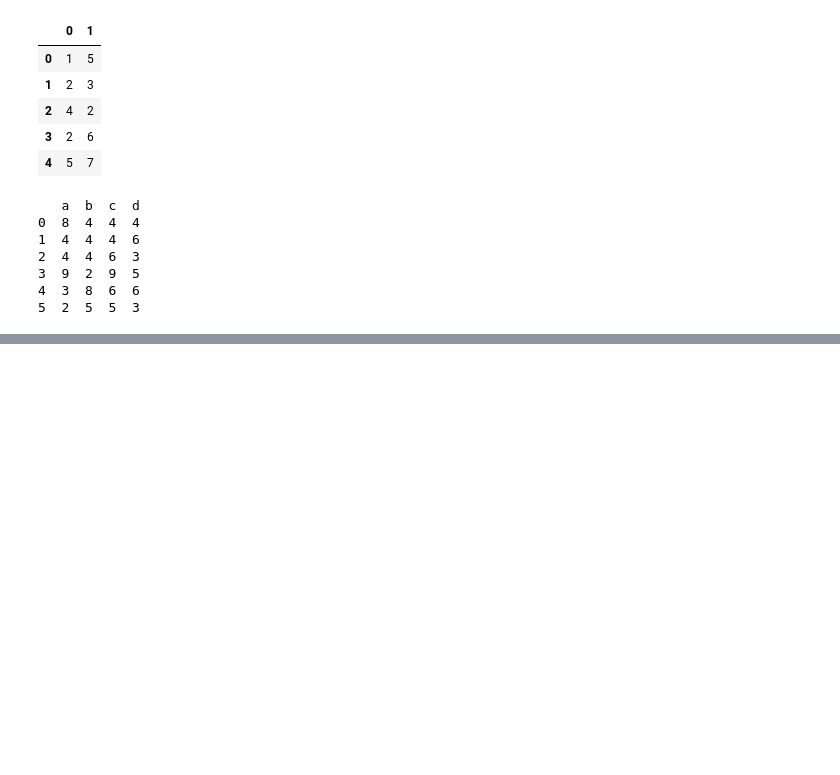
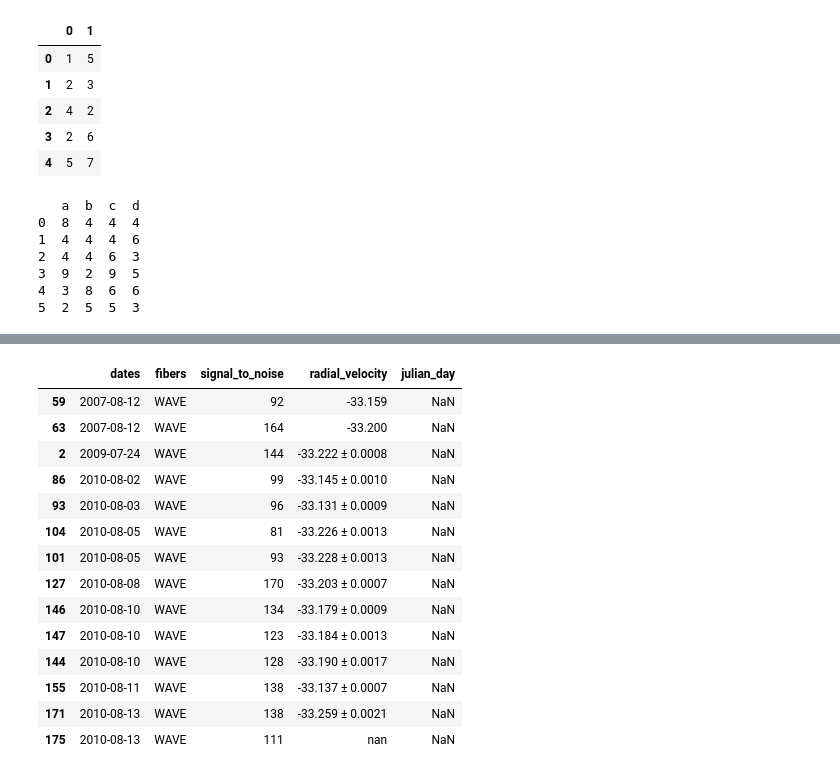
Before and after one commit to aldairpr/Web_Scraping_SOPHIE_archive, a Jupyter notebook: example.ipynb, the cells around one changed output, grey strips where cells are left out. Cells and saved outputs as stored; diff of their text form; code cells hidden in the pictures; blank space fills up the shorter version.

```diff
--- a/example.ipynb
+++ b/example.ipynb
@@ -352,0 +402,10 @@ TypeError: object of type 'int' has no len()
+# %%
+# Arreglar los tipos de datos
+df['dates'] = df['dates'].astype('datetime64')
+df['fibers'] = df['fibers'].astype('str')
+df['radial_velocity'] = df['radial_velocity'].astype('str')
+df['julian_day'] = df['julian_day'].astype('float64')
+# %%
+# ordenar por fecha
+df = df.sort_values(by='dates', ascending=True)
+df
@@ -352,0 +426,7 @@ TypeError: object of type 'int' has no len()
+# %%
+# Filtrar datos WAVE
+df = df[df['fibers'] =='WAVE']
+# %%
+# Filtrar sns > 90
+df = df[df['signal_to_noise'] > 70]
+df
@@ -352,0 +447,19 @@ TypeError: object of type 'int' has no len()
+# %%
+df_JD_null = df[ df['julian_day'].isnull()]
+df_JD_null
+# %% [output]
+|  | dates | fibers | signal_to_noise | radial_velocity | julian_day |
+| 59 | 2007-08-12 | WAVE | 92 | -33.159 | NaN |
+| 63 | 2007-08-12 | WAVE | 164 | -33.200 | NaN |
+| 2 | 2009-07-24 | WAVE | 144 | -33.222 ± 0.0008 | NaN |
+| 86 | 2010-08-02 | WAVE | 99 | -33.145 ± 0.0010 | NaN |
+| 93 | 2010-08-03 | WAVE | 96 | -33.131 ± 0.0009 | NaN |
+| 104 | 2010-08-05 | WAVE | 81 | -33.226 ± 0.0013 | NaN |
+| 101 | 2010-08-05 | WAVE | 93 | -33.228 ± 0.0013 | NaN |
+| 127 | 2010-08-08 | WAVE | 170 | -33.203 ± 0.0007 | NaN |
+| 146 | 2010-08-10 | WAVE | 134 | -33.179 ± 0.0009 | NaN |
+| 147 | 2010-08-10 | WAVE | 123 | -33.184 ± 0.0013 | NaN |
+| 144 | 2010-08-10 | WAVE | 128 | -33.190 ± 0.0017 | NaN |
+| 155 | 2010-08-11 | WAVE | 138 | -33.137 ± 0.0007 | NaN |
+| 171 | 2010-08-13 | WAVE | 138 | -33.259 ± 0.0021 | NaN |
+| 175 | 2010-08-13 | WAVE | 111 | nan | NaN |
```
Also changed, not shown: parts of 22 cells of this notebook, 6 other files.
